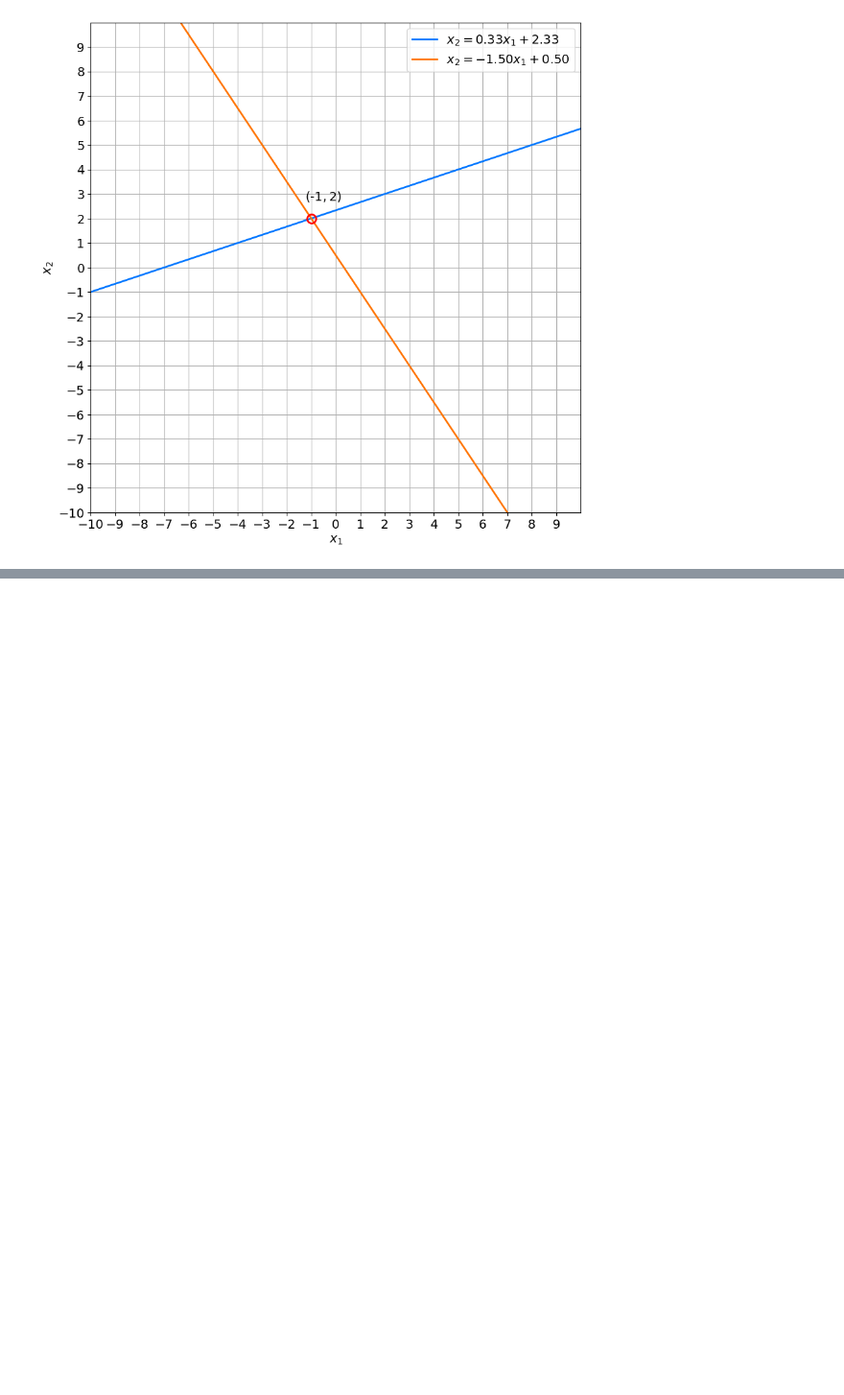
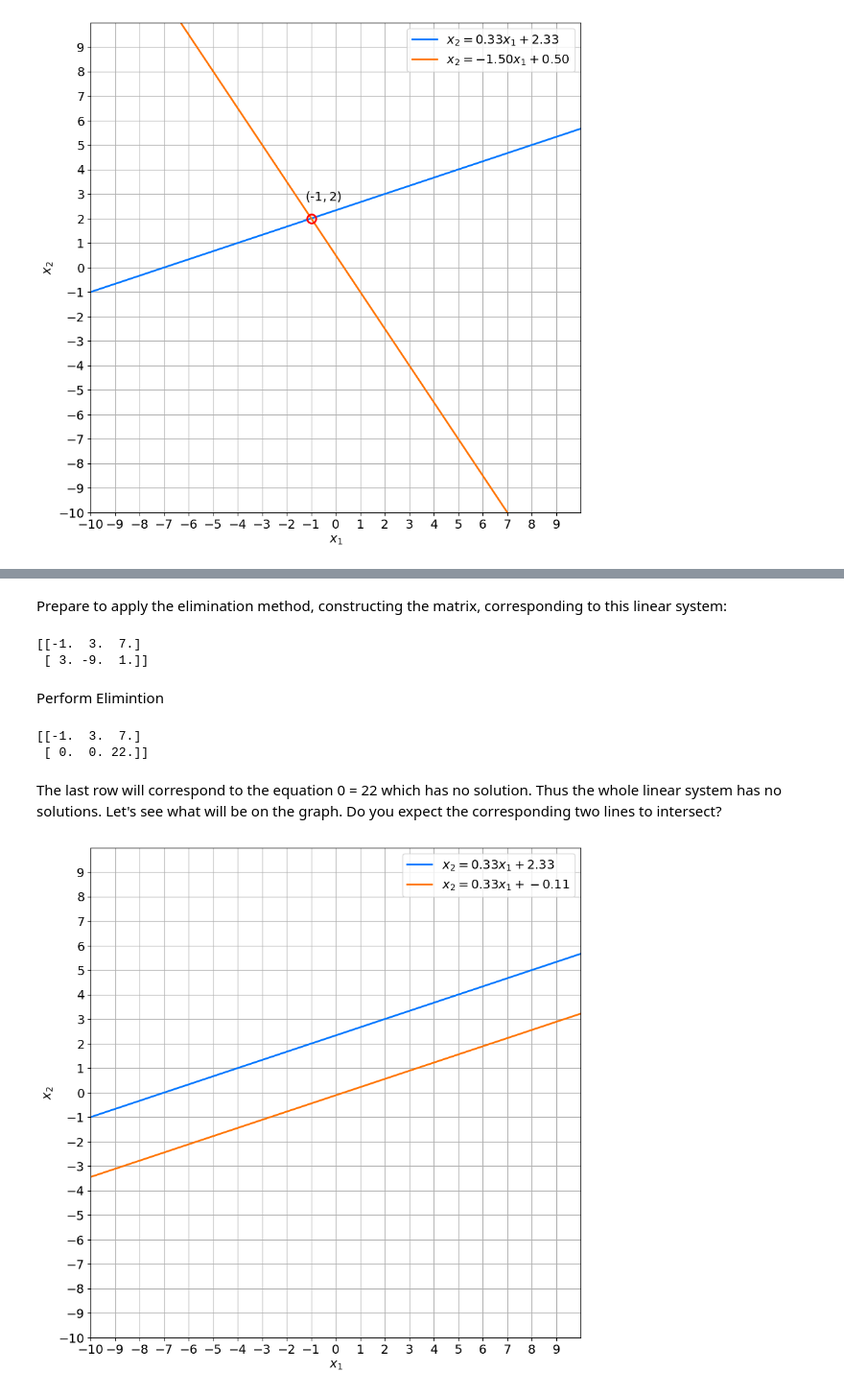
Before and after one commit to Navkirat9339/ML-Maths, a Jupyter notebook: Course_1 Linear Algebra/Week_1/Lab_2_Solving_Linear_Systems_2_variables.ipynb, the cells around one changed output, grey strips where cells are left out. Shown at 96% size. Cells and saved outputs as stored; diff of their text form; code cells hidden in the pictures; blank space fills up the shorter version.

```diff
--- a/Course_1 Linear Algebra/Week_1/Lab_2_Solving_Linear_Systems_2_variables.ipynb
+++ b/Course_1 Linear Algebra/Week_1/Lab_2_Solving_Linear_Systems_2_variables.ipynb
@@ -182,0 +194,10 @@ plot_lines(A_system)
+# %%
+A_2 = np.array([
+    [-1, 3],
+    [3, -9]
+], dtype=np.dtype(float))
+
+b_2 = np.array([7, 1], dtype=np.dtype(float))
+
+d_2 = np.linalg.det(A_2)
+print(f"Determinant of matrix A_2: {d_2:.2f}")
@@ -182,0 +215,26 @@ plot_lines(A_system)
+# %% [markdown]
+Prepare to apply the elimination method, constructing the matrix, corresponding to this linear system:
+# %%
+A_system = np.hstack((A_2, b_2.reshape((2, 1))))
+print(A_system)
+# %% [output]
+[[-1.  3.  7.]
+ [ 3. -9.  1.]]
+# %% [markdown]
+Perform Elimintion
+# %%
+# copy() matrix
+A_2_system_res = A_system.copy()
+
+#Multiply the first row by 3 and add it to the second row
+A_2_system_res[1] = 3*A_2_system_res[0] + A_2_system_res[1]
+print(A_2_system_res)
+# %% [output]
+[[-1.  3.  7.]
+ [ 0.  0. 22.]]
+# %% [markdown]
+The last row will correspond to the equation 0 = 22 which has no solution. Thus the whole linear system has no solutions. Let's see what will be on the graph. Do you expect the corresponding two lines to intersect?
+# %%
+plot_lines(A_system)
+# %% [output]
+[figure, added]
```
Also changed, not shown: parts of 18 cells of this notebook.
